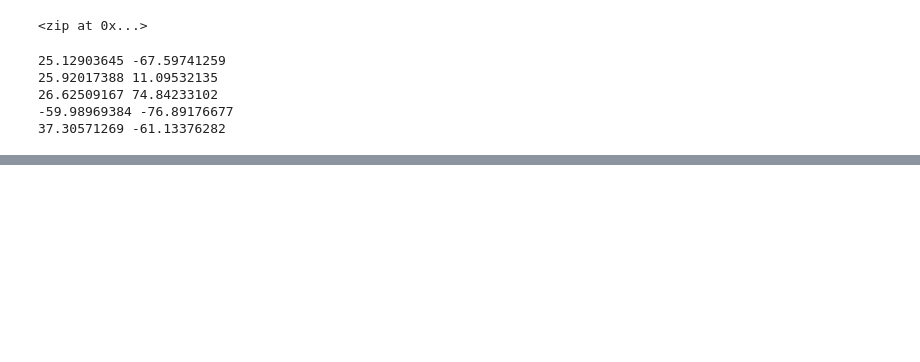
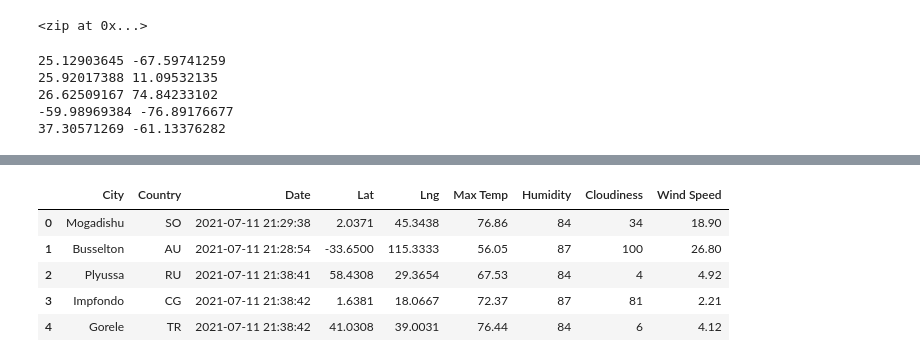
Before and after one commit to shrese/World_Weather_Analysis, a Jupyter notebook: WeatherPy.ipynb, the cells around one changed output, grey strips where cells are left out. Saved outputs shown, nothing was run; the diff lists cells and outputs as text; code cells hidden in the pictures; blank space fills up the shorter version.

```diff
--- a/WeatherPy.ipynb
+++ b/WeatherPy.ipynb
@@ -86,0 +182,11 @@ len(cities)
+# %%
+new_column_order = ["City", "Country", "Date", "Lat", "Lng", "Max Temp", "Humidity", "Cloudiness", "Wind Speed"]
+city_data_df = city_data_df[new_column_order]
+city_data_df.head()
+# %% [output]
+|  | City | Country | Date | Lat | Lng | Max Temp | Humidity | Cloudiness | Wind Speed |
+| 0 | Mogadishu | SO | 2021-07-11 21:29:38 | 2.0371 | 45.3438 | 76.86 | 84 | 34 | 18.90 |
+| 1 | Busselton | AU | 2021-07-11 21:28:54 | -33.6500 | 115.3333 | 56.05 | 87 | 100 | 26.80 |
+| 2 | Plyussa | RU | 2021-07-11 21:38:41 | 58.4308 | 29.3654 | 67.53 | 84 | 4 | 4.92 |
+| 3 | Impfondo | CG | 2021-07-11 21:38:42 | 1.6381 | 18.0667 | 72.37 | 87 | 81 | 2.21 |
+| 4 | Gorele | TR | 2021-07-11 21:38:42 | 41.0308 | 39.0031 | 76.44 | 84 | 6 | 4.12 |
```
Also changed, not shown: parts of 9 cells of this notebook, 2 other files.
